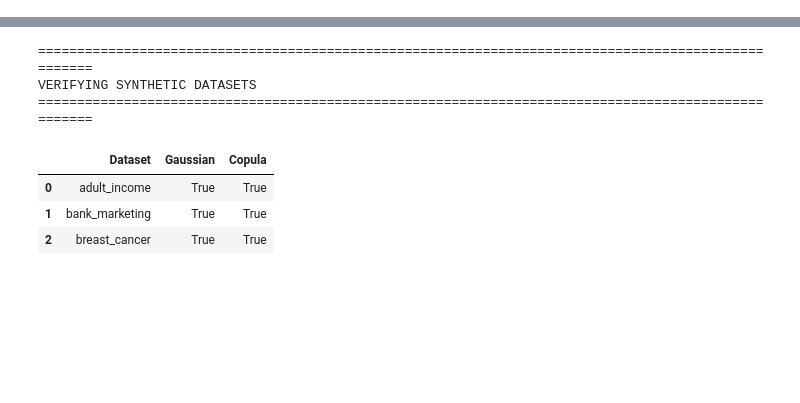
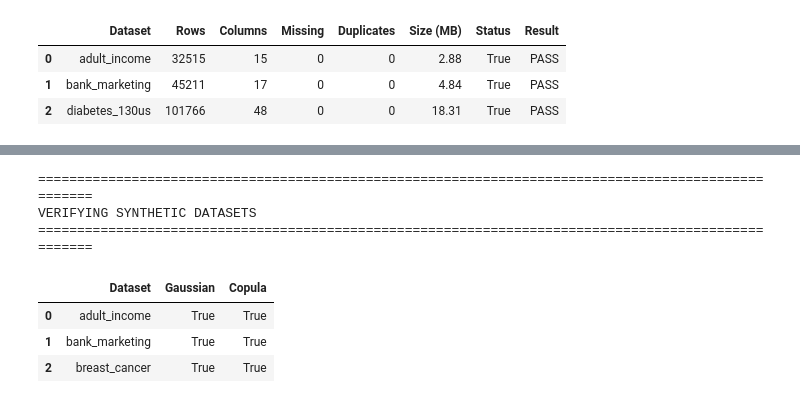
Before and after one commit to amzad-786githumb/Privacy-Preserving-Synthetic-Tabular-Data-Generation-Using-Generative-Adversarial-Networks, a Jupyter notebook: 04_Baseline_Deep_Models.ipynb, the cells around one changed output, grey strips where cells are left out. Drawn from its saved outputs; the diff is of its cells as text; code cells hidden in the pictures; blank space fills up the shorter version.

```diff
--- a/04_Baseline_Deep_Models.ipynb
+++ b/04_Baseline_Deep_Models.ipynb
@@ -1320,0 +2038,93 @@ VERIFYING STATISTICAL MODELS
+# %%
+# ==============================================================================
+# C2. Verify Processed Datasets
+# ==============================================================================
+
+print("=" * 100)
+print("VERIFY PROCESSED DATASETS")
+print("=" * 100)
+
+DATASET_RESULTS = []
+
+DATASETS = CONFIG["datasets"]
+
+for dataset_name, dataset_info in DATASETS.items():
+
+    dataset_file = dataset_info["processed_file"]
+
+    exists = os.path.isfile(dataset_file)
+
+    rows = 0
+    columns = 0
+    missing = 0
+    duplicates = 0
+    file_size_mb = 0
+
+    if exists:
+
+        df = pd.read_csv(dataset_file)
+
+        rows = df.shape[0]
+
+        columns = df.shape[1]
+
+        missing = int(df.isnull().sum().sum())
+
+        duplicates = int(df.duplicated().sum())
+
+        file_size_mb = round(
+
+            os.path.getsize(dataset_file) / (1024 ** 2),
+
+            2
+
+        )
+
+    DATASET_RESULTS.append({
+
+        "Dataset": dataset_name,
+
+        "Rows": rows,
+
+        "Columns": columns,
+
+        "Missing": missing,
+
+        "Duplicates": duplicates,
+
+        "Size (MB)": file_size_mb,
+
+        "Status": exists,
+
+        "Result": "PASS" if exists else "FAIL"
+
+    })
+
+DATASET_DF = pd.DataFrame(DATASET_RESULTS)
+
+display(DATASET_DF)
+
+# ------------------------------------------------------------------------------
+# Verification Summary
+# ------------------------------------------------------------------------------
+
+print("=" * 100)
+print("DATASET VERIFICATION SUMMARY")
+print("=" * 100)
+
+passed = DATASET_DF["Status"].sum()
+
+total = len(DATASET_DF)
+
+failed = total - passed
+
+print(f"Datasets Verified : {passed}/{total}")
+
+if failed == 0:
+
+    print("✓ All processed datasets verified successfully.")
+
+else:
+
+    print(" Some processed datasets are missing.")
+# %% [output]
@@ -1320,0 +2134,4 @@ VERIFYING STATISTICAL MODELS
+|  | Dataset | Rows | Columns | Missing | Duplicates | Size (MB) | Status | Result |
+| 0 | adult_income | 32515 | 15 | 0 | 0 | 2.88 | True | PASS |
+| 1 | bank_marketing | 45211 | 17 | 0 | 0 | 4.84 | True | PASS |
+| 2 | diabetes_130us | 101766 | 48 | 0 | 0 | 18.31 | True | PASS |
```
Also changed, not shown: parts of 51 cells of this notebook.
